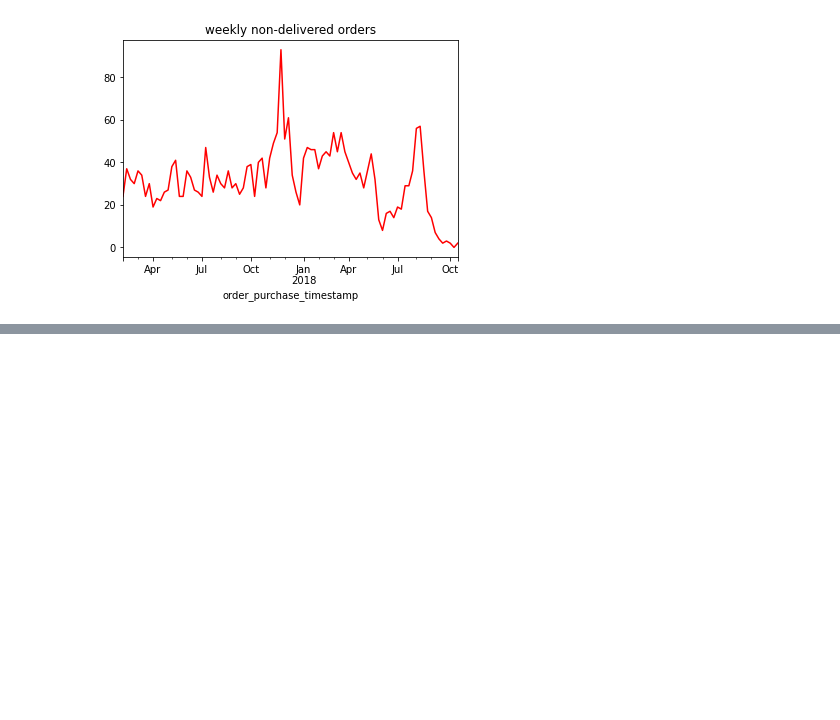
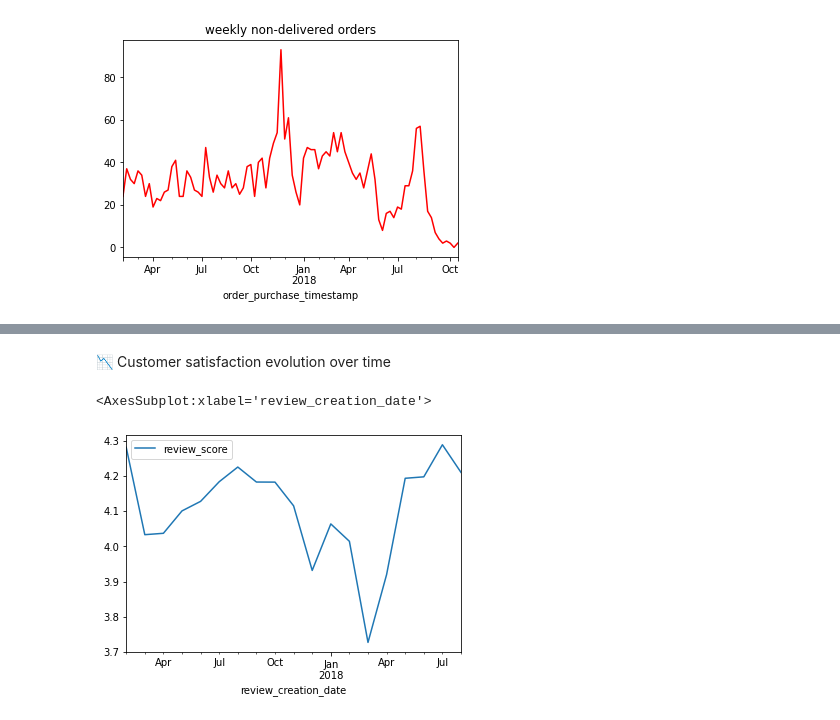
Before and after one commit to TshepoKubeka/O-list-Project, a Jupyter notebook: notebooks/Untitled.ipynb, the cells around one changed output, grey strips where cells are left out. Drawn from its saved outputs; the diff is of its cells as text; code cells hidden in the pictures; blank space fills up the shorter version.

Commit message:
key business metric, customer satisfaction

```diff
--- a/notebooks/Untitled.ipynb
+++ b/notebooks/Untitled.ipynb
@@ -283,0 +344,2 @@ Text(0.5, 1.0, 'weekly non-delivered orders')
+# %%
+reviews = data['order_reviews'].copy()
@@ -283,0 +355,11 @@ Text(0.5, 1.0, 'weekly non-delivered orders')
+# %%
+#handle datetime
+reviews['review_creation_date'] = pd.to_datetime(reviews['review_creation_date'])
+reviews.set_index('review_creation_date', inplace=True)
+# %% [markdown]
+📉 Customer satisfaction evolution over time
+# %%
+reviews.loc['2017-02-01':].resample('M').agg({'review_score':'mean'}).plot()
+# %% [output]
+<AxesSubplot:xlabel='review_creation_date'>
+[figure, added]
```
Also changed, not shown: parts of 12 cells of this notebook.
